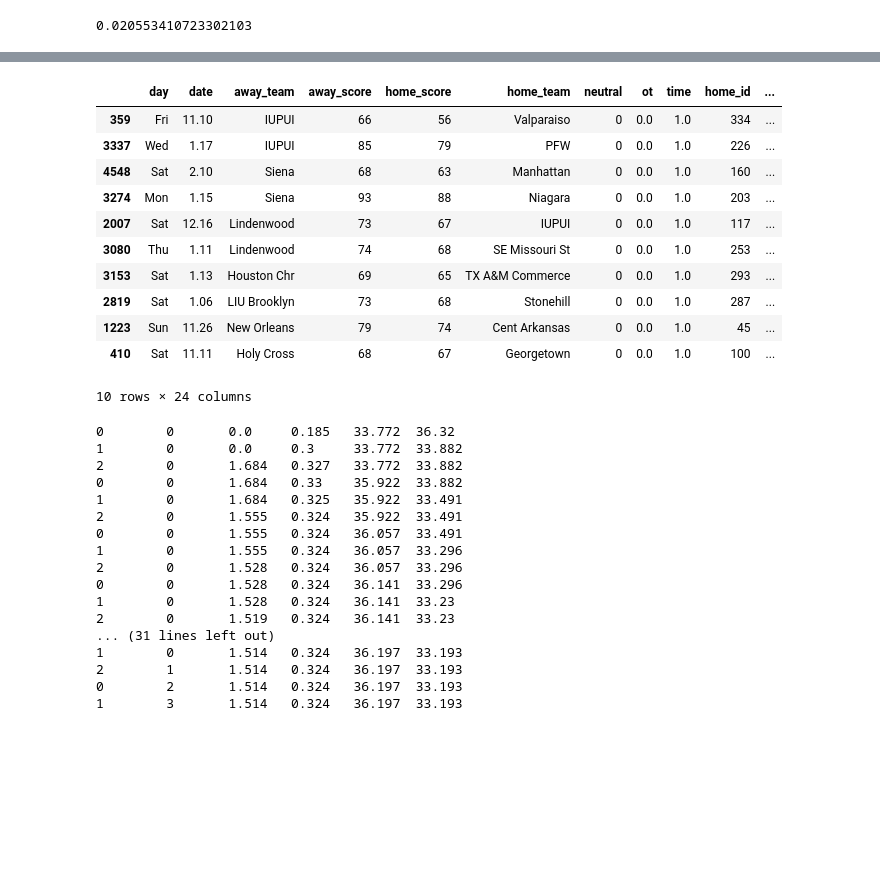
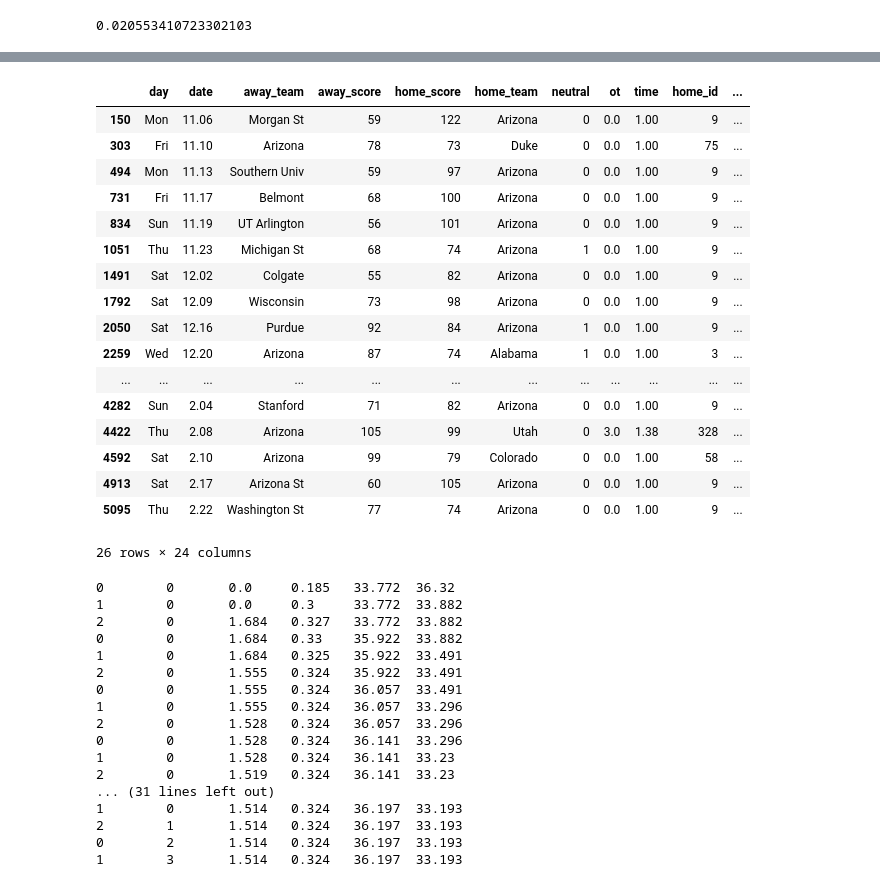
Before and after one commit to daviderics/Basketball-Model, a Jupyter notebook: bball_modeler.ipynb, the cells around one changed output, grey strips where cells are left out. Drawn from its saved outputs; the diff is of its cells as text; code cells hidden in the pictures; blank space fills up the shorter version.

```diff
--- a/bball_modeler.ipynb
+++ b/bball_modeler.ipynb
@@ -1226,18 +1226,24 @@ par_dict_m[par_dict_m['Conference']=='Pac-12']
-# %%
-games_model_m.sort_values(by='home_off_avg', ascending=True).head(10)
-# %% [output]
-|  | day | date | away_team | away_score | home_score | home_team | neutral | ot | time | home_id | ... |
-| 359 | Fri | 11.10 | IUPUI | 66 | 56 | Valparaiso | 0 | 0.0 | 1.0 | 334 | ... |
-| 3337 | Wed | 1.17 | IUPUI | 85 | 79 | PFW | 0 | 0.0 | 1.0 | 226 | ... |
-| 4548 | Sat | 2.10 | Siena | 68 | 63 | Manhattan | 0 | 0.0 | 1.0 | 160 | ... |
-| 3274 | Mon | 1.15 | Siena | 93 | 88 | Niagara | 0 | 0.0 | 1.0 | 203 | ... |
-| 2007 | Sat | 12.16 | Lindenwood | 73 | 67 | IUPUI | 0 | 0.0 | 1.0 | 117 | ... |
-| 3080 | Thu | 1.11 | Lindenwood | 74 | 68 | SE Missouri St | 0 | 0.0 | 1.0 | 253 | ... |
-| 3153 | Sat | 1.13 | Houston Chr | 69 | 65 | TX A&M Commerce | 0 | 0.0 | 1.0 | 293 | ... |
-| 2819 | Sat | 1.06 | LIU Brooklyn | 73 | 68 | Stonehill | 0 | 0.0 | 1.0 | 287 | ... |
-| 1223 | Sun | 11.26 | New Orleans | 79 | 74 | Cent Arkansas | 0 | 0.0 | 1.0 | 45 | ... |
-| 410 | Sat | 11.11 | Holy Cross | 68 | 67 | Georgetown | 0 | 0.0 | 1.0 | 100 | ... |
-10 rows × 24 columns
+# %%
+games_model_m[(games_model_m['home_team']=='Arizona')|(games_model_m['away_team']=='Arizona')].round(2)
+# %% [output]
+|  | day | date | away_team | away_score | home_score | home_team | neutral | ot | time | home_id | ... |
+| 150 | Mon | 11.06 | Morgan St | 59 | 122 | Arizona | 0 | 0.0 | 1.00 | 9 | ... |
+| 303 | Fri | 11.10 | Arizona | 78 | 73 | Duke | 0 | 0.0 | 1.00 | 75 | ... |
+| 494 | Mon | 11.13 | Southern Univ | 59 | 97 | Arizona | 0 | 0.0 | 1.00 | 9 | ... |
+| 731 | Fri | 11.17 | Belmont | 68 | 100 | Arizona | 0 | 0.0 | 1.00 | 9 | ... |
+| 834 | Sun | 11.19 | UT Arlington | 56 | 101 | Arizona | 0 | 0.0 | 1.00 | 9 | ... |
+| 1051 | Thu | 11.23 | Michigan St | 68 | 74 | Arizona | 1 | 0.0 | 1.00 | 9 | ... |
+| 1491 | Sat | 12.02 | Colgate | 55 | 82 | Arizona | 0 | 0.0 | 1.00 | 9 | ... |
+| 1792 | Sat | 12.09 | Wisconsin | 73 | 98 | Arizona | 0 | 0.0 | 1.00 | 9 | ... |
+| 2050 | Sat | 12.16 | Purdue | 92 | 84 | Arizona | 1 | 0.0 | 1.00 | 9 | ... |
+| 2259 | Wed | 12.20 | Arizona | 87 | 74 | Alabama | 1 | 0.0 | 1.00 | 3 | ... |
+| ... | ... | ... | ... | ... | ... | ... | ... | ... | ... | ... | ... |
+| 4282 | Sun | 2.04 | Stanford | 71 | 82 | Arizona | 0 | 0.0 | 1.00 | 9 | ... |
+| 4422 | Thu | 2.08 | Arizona | 105 | 99 | Utah | 0 | 3.0 | 1.38 | 328 | ... |
+| 4592 | Sat | 2.10 | Arizona | 99 | 79 | Colorado | 0 | 0.0 | 1.00 | 58 | ... |
+| 4913 | Sat | 2.17 | Arizona St | 60 | 105 | Arizona | 0 | 0.0 | 1.00 | 9 | ... |
+| 5095 | Thu | 2.22 | Washington St | 77 | 74 | Arizona | 0 | 0.0 | 1.00 | 9 | ... |
+26 rows × 24 columns
 # %%
 par_dict_a, h_adv_a, games_model_a = fit_parameters_correl(games,
                                                            model_type='add',
```
Also changed, not shown: parts of 15 cells of this notebook.
